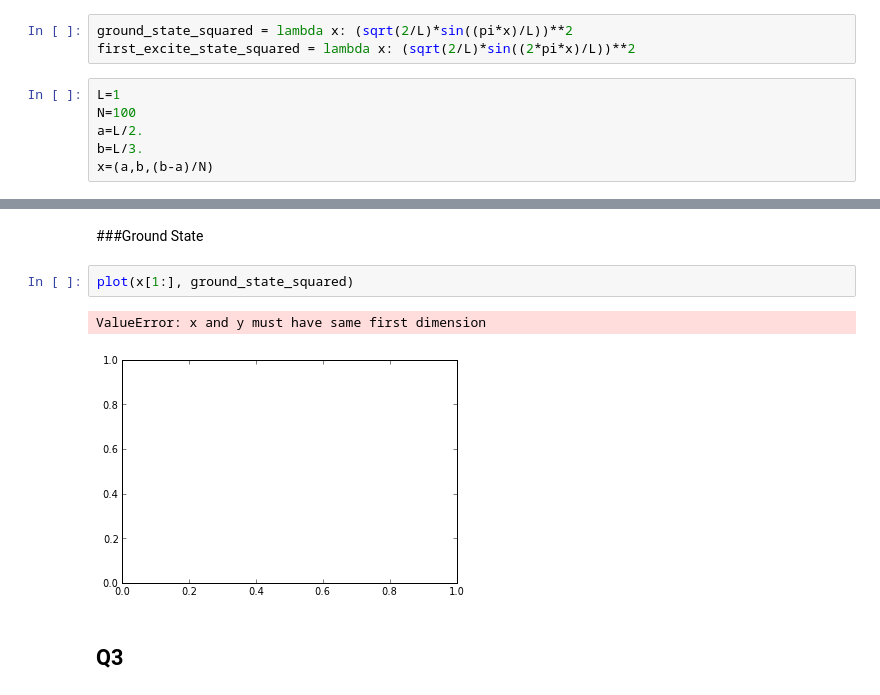
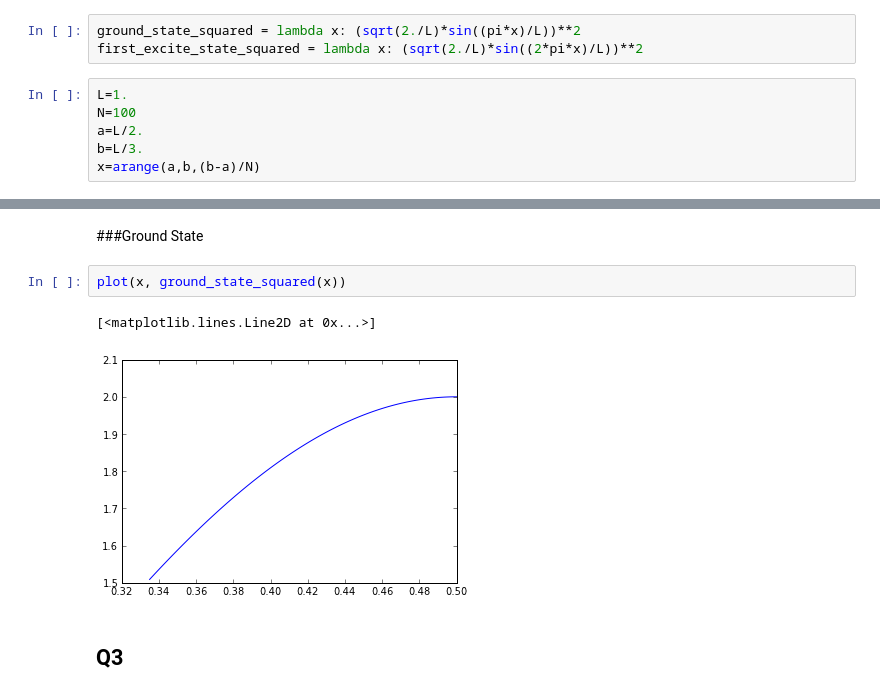
Before and after one commit to npilgram/PHYS202-S13, a Jupyter notebook: Week5/NumericalIntegrationEx4.ipynb, the cells around one changed output, grey strips where cells are left out. Saved outputs shown, nothing was run; the diff lists cells and outputs as text.

```diff
--- a/Week5/NumericalIntegrationEx4.ipynb
+++ b/Week5/NumericalIntegrationEx4.ipynb
@@ -47,14 +47,14 @@ Q2
 # %%
 import scipy.integrate as integrate
 # %%
-ground_state_squared = lambda x: (sqrt(2/L)*sin((pi*x)/L))**2
-first_excite_state_squared = lambda x: (sqrt(2/L)*sin((2*pi*x)/L))**2
+ground_state_squared = lambda x: (sqrt(2./L)*sin((pi*x)/L))**2
+first_excite_state_squared = lambda x: (sqrt(2./L)*sin((2*pi*x)/L))**2
 # %%
-L=1
+L=1.
 N=100
 a=L/2.
 b=L/3.
-x=(a,b,(b-a)/N)
+x=arange(a,b,(b-a)/N)
 # %% [markdown]
 ###Ground State
 # %%
@@ -80,10 +82,10 @@ IndexError: list assignment index out of range
 # %% [markdown]
 ###Ground State
 # %%
-plot(x[1:], ground_state_squared)
+plot(x, ground_state_squared(x))
 # %% [output]
-ValueError: x and y must have same first dimension
+[<matplotlib.lines.Line2D at 0x...>]
-[figure, old version]
+[figure, new version]
 # %% [markdown]
 Q3
 ---
```
Also changed, not shown: parts of 5 cells of this notebook.
